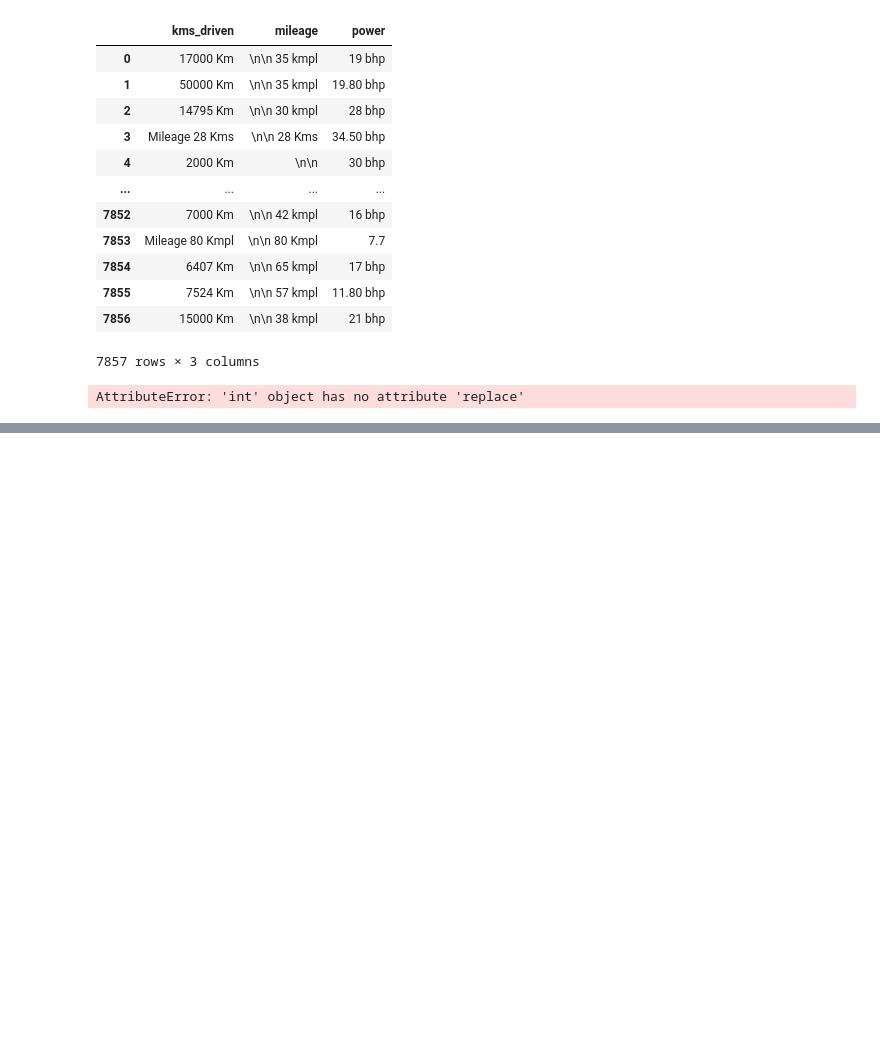
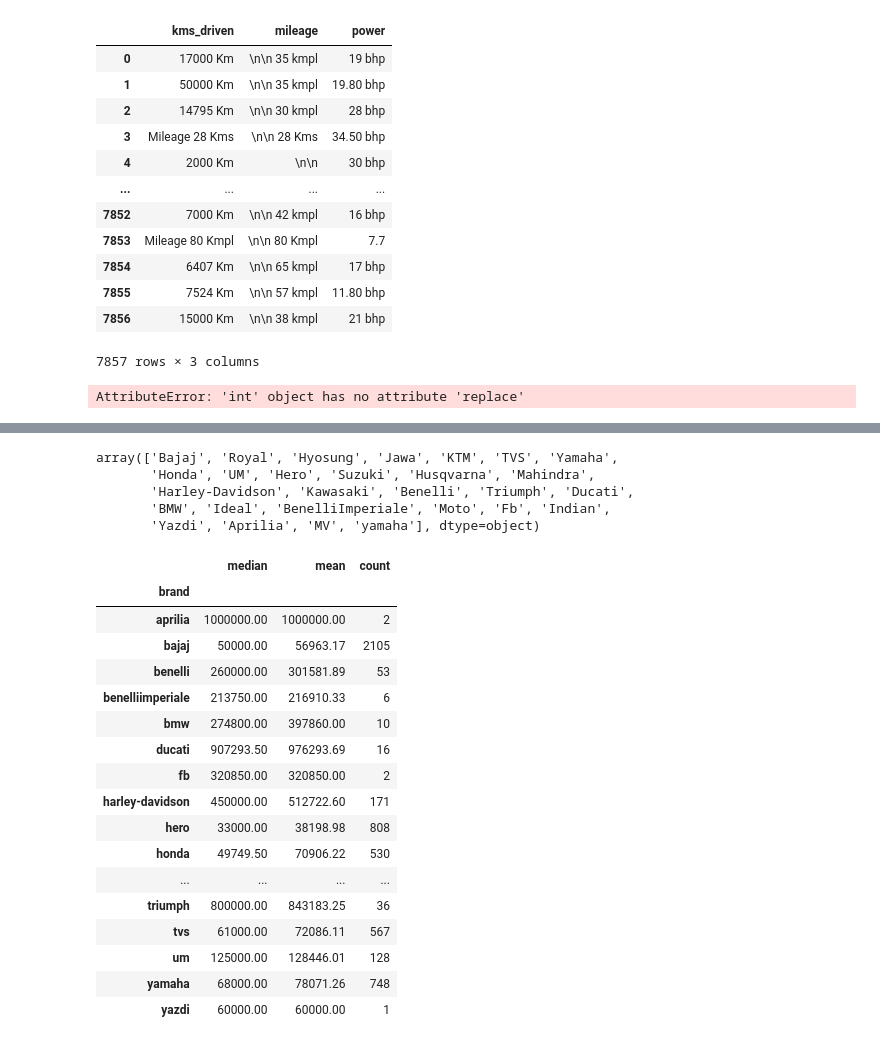
Before and after one commit to durgeshkumarsahu/Machine_learning, a Jupyter notebook: ML_project/first.ipynb, the cells around one changed output, grey strips where cells are left out. Saved outputs shown, nothing was run; the diff lists cells and outputs as text; code cells hidden in the pictures; blank space fills up the shorter version.

```diff
--- a/ML_project/first.ipynb
+++ b/ML_project/first.ipynb
@@ -146,0 +299,33 @@ df[df]
+# %%
+df_clean['brand']=df_clean['model_name'].str.split().str[0]
+# %%
+df_clean['brand'].unique()
+# %% [output]
+array(['Bajaj', 'Royal', 'Hyosung', 'Jawa', 'KTM', 'TVS', 'Yamaha',
+       'Honda', 'UM', 'Hero', 'Suzuki', 'Husqvarna', 'Mahindra',
+       'Harley-Davidson', 'Kawasaki', 'Benelli', 'Triumph', 'Ducati',
+       'BMW', 'Ideal', 'BenelliImperiale', 'Moto', 'Fb', 'Indian',
+       'Yazdi', 'Aprilia', 'MV', 'yamaha'], dtype=object)
+# %%
+df_clean['brand']=df_clean['model_name'].str.split().str[0].str.lower()
+# %%
+df_clean.groupby('brand')['price'].agg(['median','mean','count'])
+# %% [output]
+|  | median | mean | count |
+| brand |  |  |  |
+| aprilia | 1000000.00 | 1000000.00 | 2 |
+| bajaj | 50000.00 | 56963.17 | 2105 |
+| benelli | 260000.00 | 301581.89 | 53 |
+| benelliimperiale | 213750.00 | 216910.33 | 6 |
+| bmw | 274800.00 | 397860.00 | 10 |
+| ducati | 907293.50 | 976293.69 | 16 |
+| fb | 320850.00 | 320850.00 | 2 |
+| harley-davidson | 450000.00 | 512722.60 | 171 |
+| hero | 33000.00 | 38198.98 | 808 |
+| honda | 49749.50 | 70906.22 | 530 |
+| ... | ... | ... | ... |
+| triumph | 800000.00 | 843183.25 | 36 |
+| tvs | 61000.00 | 72086.11 | 567 |
+| um | 125000.00 | 128446.01 | 128 |
+| yamaha | 68000.00 | 78071.26 | 748 |
+| yazdi | 60000.00 | 60000.00 | 1 |
```
Also changed, not shown: parts of 24 cells of this notebook.
